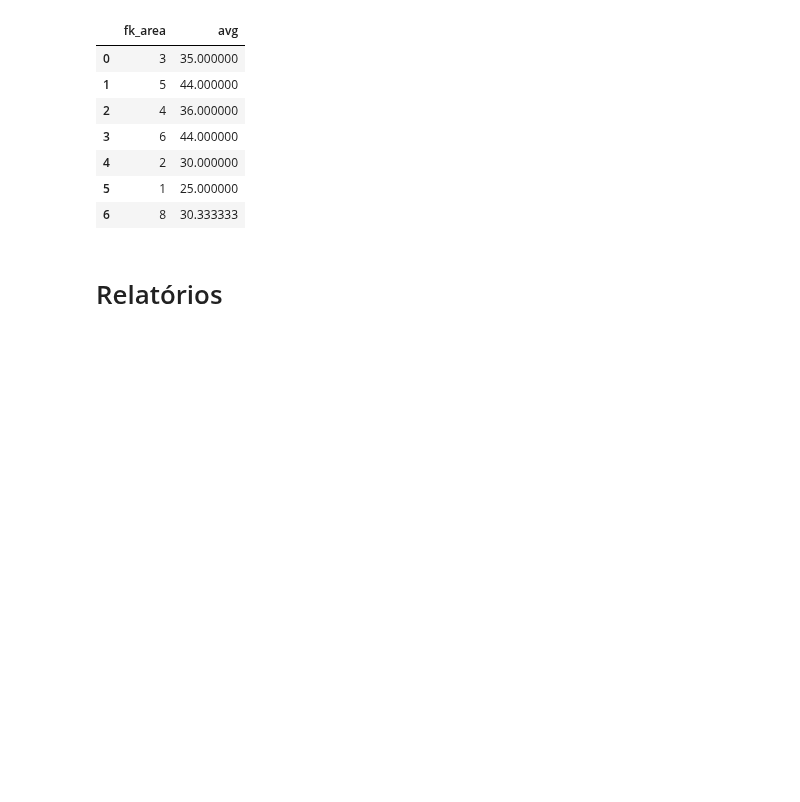
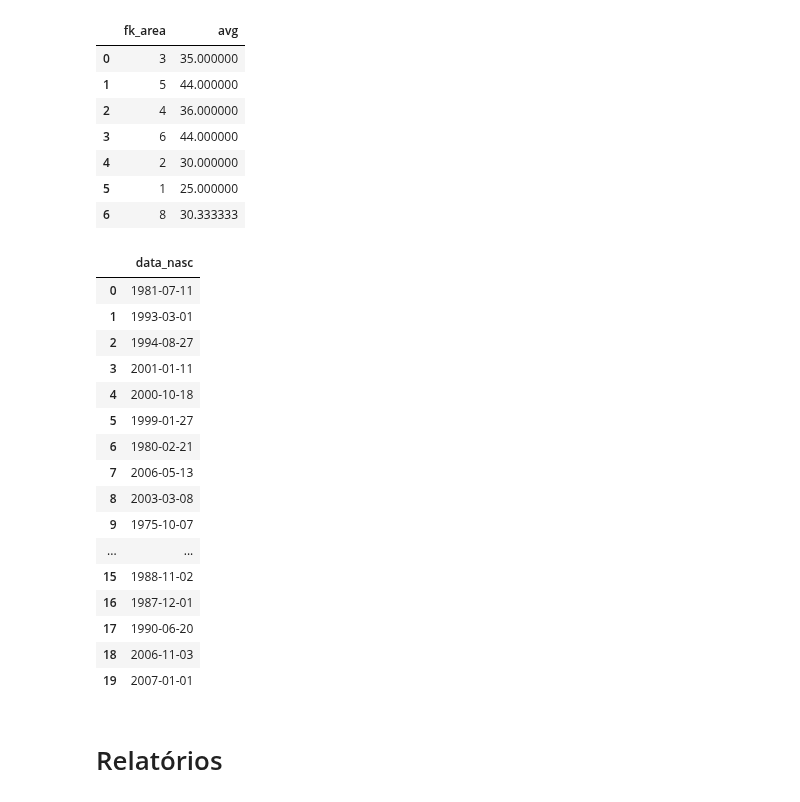
Before and after one commit to MateusLannes/Trabalho_BD1_2022, a Jupyter notebook: Files/ColabGHHL_Contrat.ipynb, the cells around one changed output. Saved outputs shown, nothing was run; the diff lists cells and outputs as text; code cells hidden in the pictures; blank space fills up the shorter version.

```diff
--- a/Files/ColabGHHL_Contrat.ipynb
+++ b/Files/ColabGHHL_Contrat.ipynb
@@ -841,6 +841,27 @@ res
 | 4 | 2 | 30.000000 |
 | 5 | 1 | 25.000000 |
 | 6 | 8 | 30.333333 |
+# %%
+res = pd.read_sql_query("""SELECT  data_nasc FROM usuario group by data_nasc  """,conn)
+res
+# %% [output]
+|  | data_nasc |
+| 0 | 1981-07-11 |
+| 1 | 1993-03-01 |
+| 2 | 1994-08-27 |
+| 3 | 2001-01-11 |
+| 4 | 2000-10-18 |
+| 5 | 1999-01-27 |
+| 6 | 1980-02-21 |
+| 7 | 2006-05-13 |
+| 8 | 2003-03-08 |
+| 9 | 1975-10-07 |
+| ... | ... |
+| 15 | 1988-11-02 |
+| 16 | 1987-12-01 |
+| 17 | 1990-06-20 |
+| 18 | 2006-11-03 |
+| 19 | 2007-01-01 |
 # %% [markdown]
 # Relatórios
 # %% [markdown]
```
